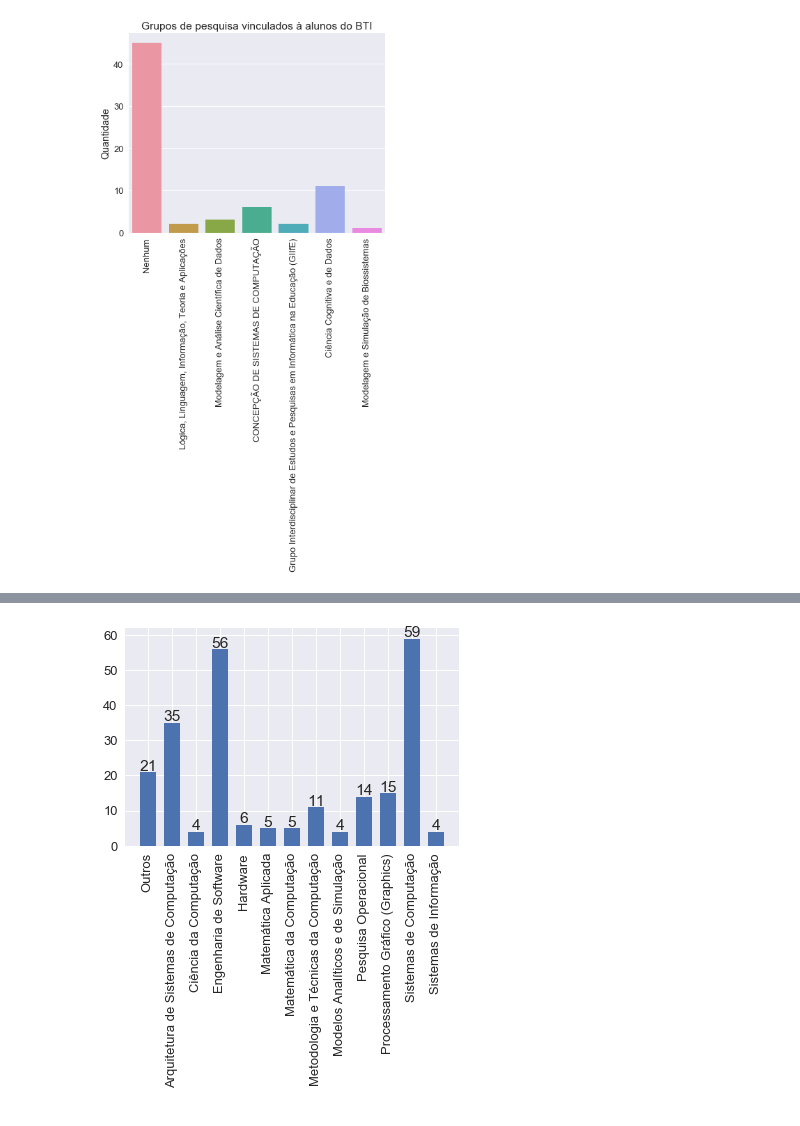
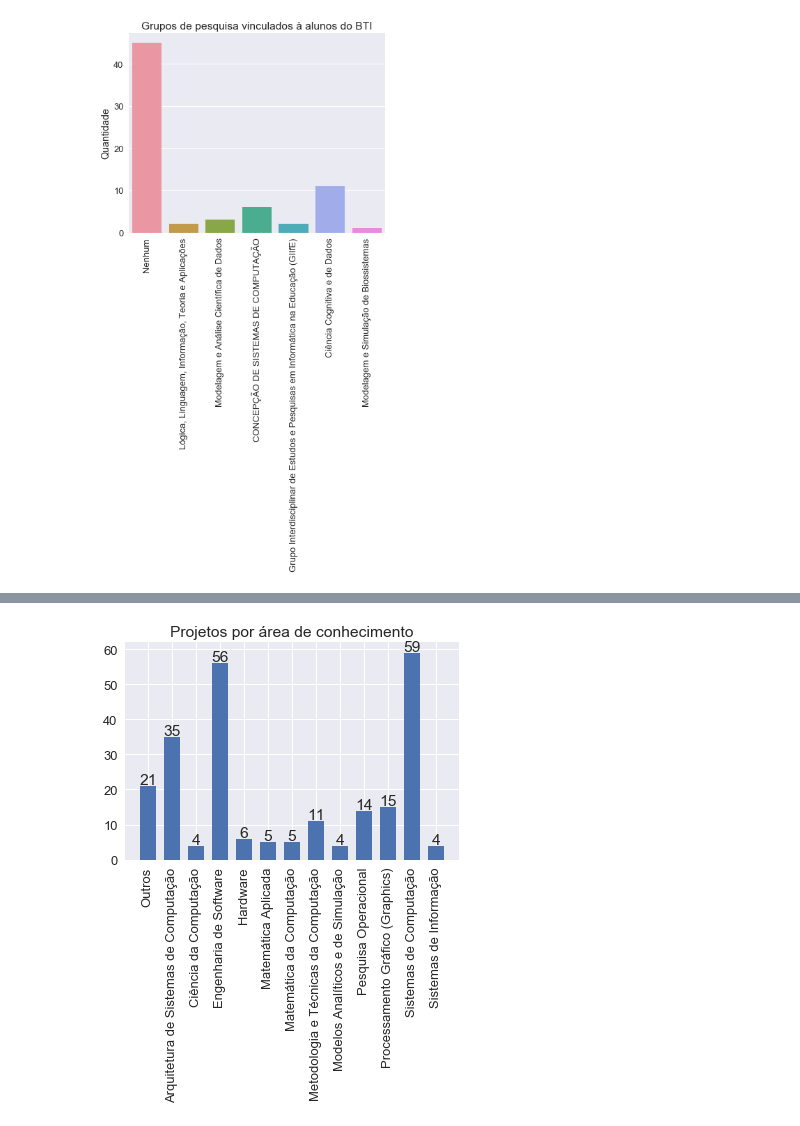
Before and after one commit to alvarofpp/imd0033-imd-pesquisa, a Jupyter notebook: IMD Pesquisa.ipynb, the cells around one changed output, grey strips where cells are left out. Saved outputs shown, nothing was run; the diff lists cells and outputs as text; code cells hidden in the pictures.

```diff
--- a/IMD Pesquisa.ipynb
+++ b/IMD Pesquisa.ipynb
@@ -365,34 +375,35 @@ pd.DataFrame(sum_projetos).plot(kind="bar")
 # %%
 # Quais são as principais áreas de conhecimento que os docentes desenvolvem projetos de pesquisa?
 
 # Pegamos os projetos de pesquisa desenvolvidos pelos servidores do IMD e DIMAP
 df_pp_servidor = df_projetos_pesquisa[df_projetos_pesquisa['id_coordenador'].isin(df_pesquisadores.id_servidor.values)]
 
 # Fazemos uma contagem da quantidade de projetos por área de conhecimento do CNPQ
 pa_count = dict(df_pp_servidor.groupby('area_conhecimento_cnpq')['id_projeto_pesquisa'].count())
 
 # Juntamos as áreas de conhecimento que possuem até 3 projetos de pesquisa registrados
 pesquisa_areas = { 'Outros' : 0 }
 for area in pa_count:
     if pa_count[area] <= 3:
         pesquisa_areas['Outros'] += pa_count[area]
     else:
         pesquisa_areas[area] = pa_count[area]
 
 # Caracteristicas do gráfico de barra
 sns.set(font_scale=1.3)
 plt.bar(list(pesquisa_areas.keys()), list(pesquisa_areas.values()), 1/1.5, align="center")
 
 # Rotação dos rótulos do eixo X
 plt.xticks(rotation=90)
 
 # Texto em cima de cada barra
 for tema in pesquisa_areas:
     plt.text(tema, (pesquisa_areas[tema]+0.5), str(pesquisa_areas[tema]), horizontalalignment='center')
 
+plt.title('Projetos por área de conhecimento')
 plt.show()
 # %% [output]
-[figure, old version]
+[figure, new version]
 # %%
 # Quais palavras mais aparecem nas palavras chaves das pesquisas realizadas?
 palavras = ""
```
Also changed, not shown: parts of 8 cells of this notebook.
